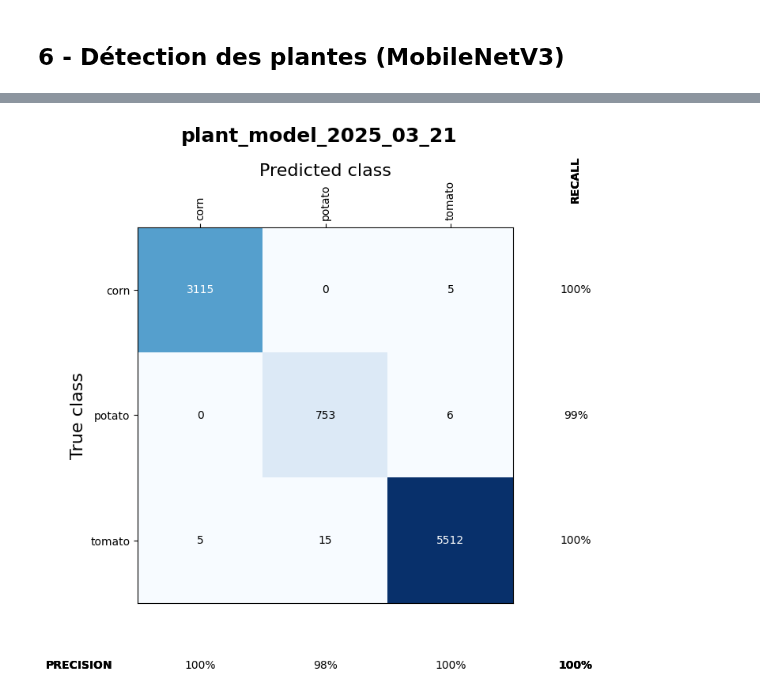
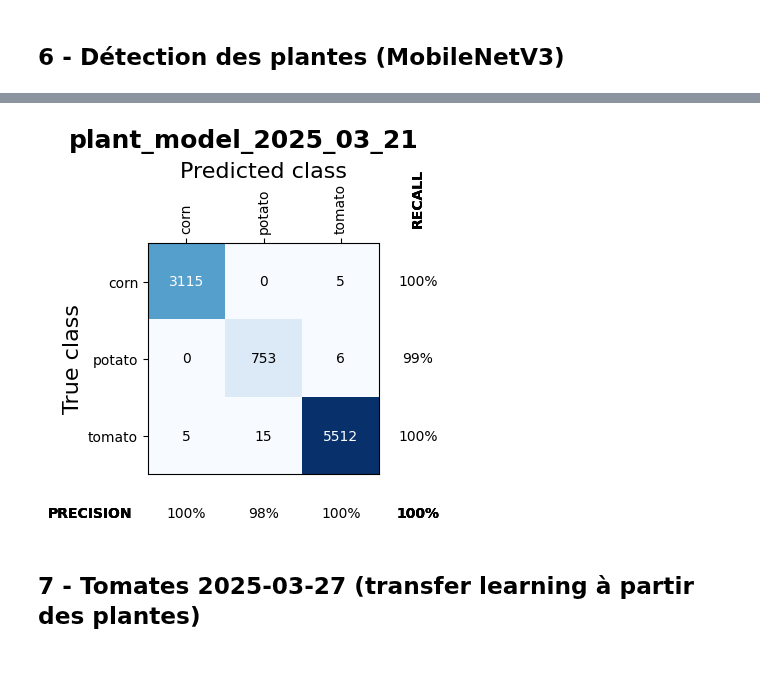
Before and after one commit to maxbhardy/happybud, a Jupyter notebook: training/model_validation.ipynb, the cells around one changed output, grey strips where cells are left out. Saved outputs shown, nothing was run; the diff lists cells and outputs as text; code cells hidden in the pictures; blank space fills up the shorter version.

```diff
--- a/training/model_validation.ipynb
+++ b/training/model_validation.ipynb
@@ -360,14 +344,17 @@ test_results
 # %%
 %matplotlib inline
 
 # On calcule et affiche la matrice de confusion
 confusion_matrix = compute_confusion_matrix(
     test_results["plant"].cat.codes,
     test_results["pred"].cat.codes,
     test_results["plant"].cat.categories,
 )
 
 fig = display_confusion_matrix(confusion_matrix, title="plant_model_2025_03_21")
+fig.set_size_inches(4,4)
 fig.savefig("results/plant_model_2025_03_21.png", dpi=300)
 # %% [output]
-[figure, old version]
+[figure, new version]
+# %% [markdown]
+## 7 - Tomates 2025-03-27 (transfer learning à partir des plantes)
```
Also changed, not shown: parts of 3 cells of this notebook.
